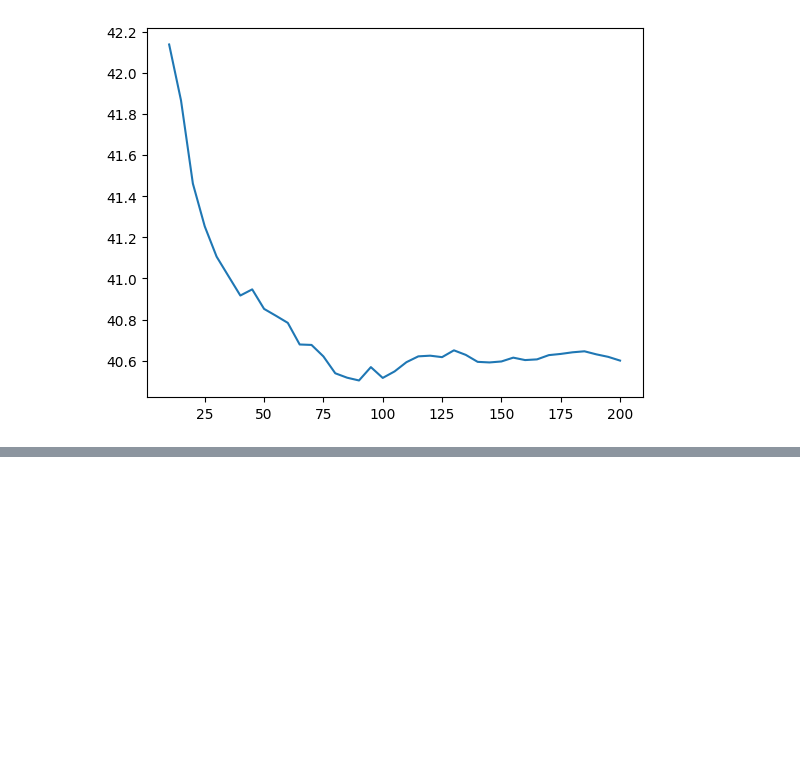
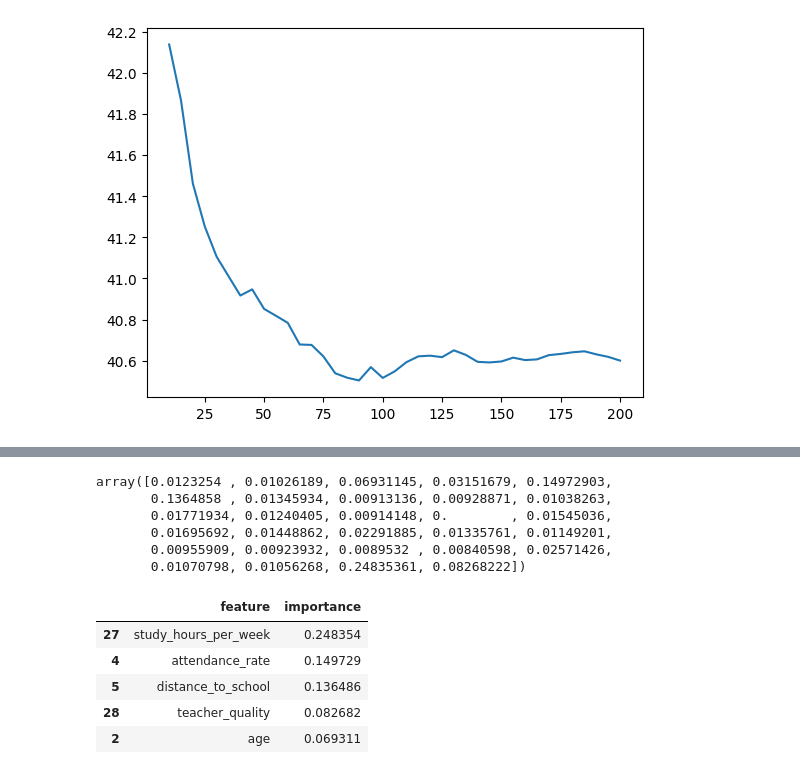
Before and after one commit to YannPhamVan/MachineLearningZoomcamp, a Jupyter notebook: 06-trees-homework.ipynb, the cells around one changed output, grey strips where cells are left out. Cells and saved outputs as stored; diff of their text form; code cells hidden in the pictures; blank space fills up the shorter version.

```diff
--- a/06-trees-homework.ipynb
+++ b/06-trees-homework.ipynb
@@ -232,0 +284,26 @@ for d in [10, 15, 20, 25]
+# %%
+rf = RandomForestRegressor(n_estimators=10,
+                           max_depth=20,
+                           random_state=1,
+                           n_jobs=-1)
+rf.fit(X_train, y_train)
+rf.feature_importances_
+# %% [output]
+array([0.0123254 , 0.01026189, 0.06931145, 0.03151679, 0.14972903,
+       0.1364858 , 0.01345934, 0.00913136, 0.00928871, 0.01038263,
+       0.01771934, 0.01240405, 0.00914148, 0.        , 0.01545036,
+       0.01695692, 0.01448862, 0.02291885, 0.01335761, 0.01149201,
+       0.00955909, 0.00923932, 0.0089532 , 0.00840598, 0.02571426,
+       0.01070798, 0.01056268, 0.24835361, 0.08268222])
+# %%
+df_importances = pd.DataFrame()
+df_importances["feature"] = dv.feature_names_
+df_importances["importance"] = rf.feature_importances_
+df_importances.sort_values(by="importance", ascending = False).head()
+# %% [output]
+|  | feature | importance |
+| 27 | study_hours_per_week | 0.248354 |
+| 4 | attendance_rate | 0.149729 |
+| 5 | distance_to_school | 0.136486 |
+| 28 | teacher_quality | 0.082682 |
+| 2 | age | 0.069311 |
```
Also changed, not shown: parts of 12 cells of this notebook.
